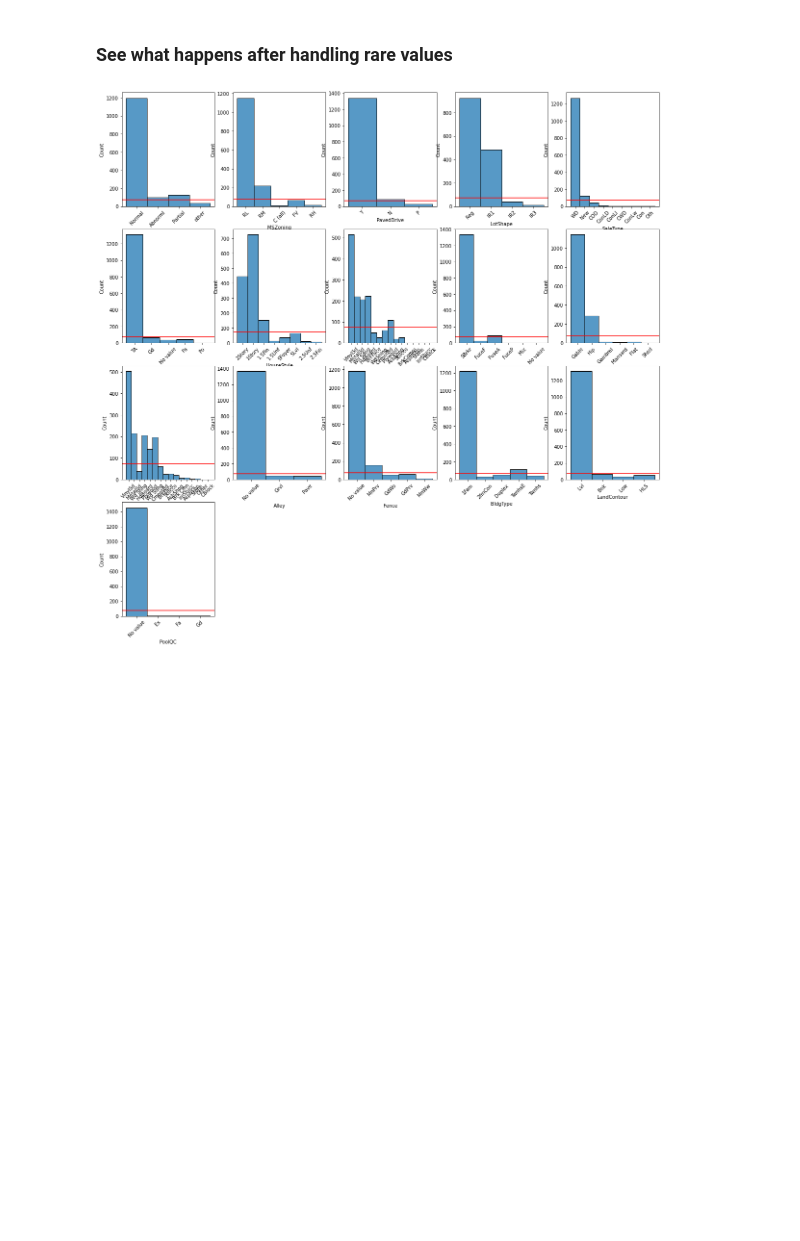
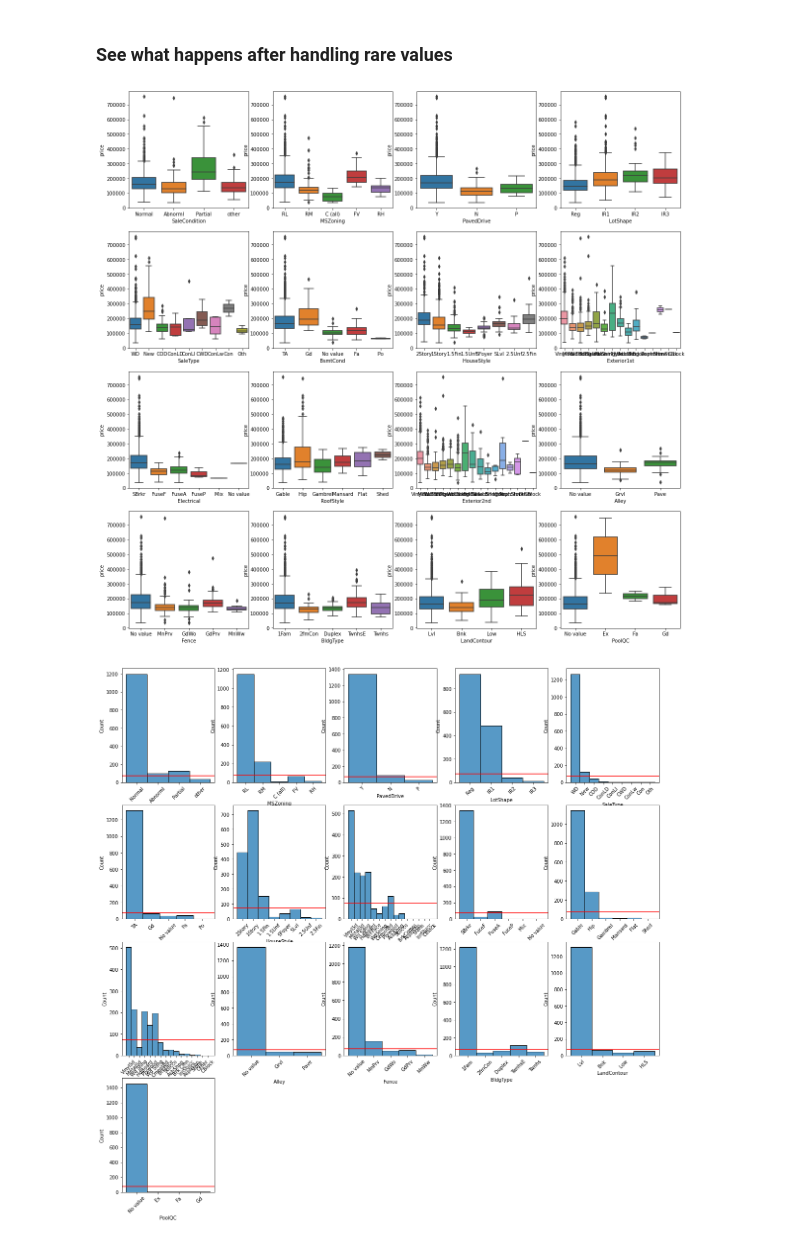
Before and after one commit to Golden-dreamer/kaggle-house, a Jupyter notebook: notebooks/Data exploration.ipynb, the cells around one changed output. Cells and saved outputs as stored; diff of their text form; code cells hidden in the pictures; blank space fills up the shorter version.

```diff
--- a/notebooks/Data exploration.ipynb
+++ b/notebooks/Data exploration.ipynb
@@ -1279,10 +1279,18 @@ GlobalStrDf['SaleCondition'].unique()
 # %% [output]
 array(['Normal', 'Abnorml', 'Partial', 'AdjLand', 'Alloca', 'Family'],
       dtype=object)
+# %%
+valid_values = ['Normal', 'Abnorml', 'Partial']
+# %%
+GlobalStrDf['SaleCondition'].loc[~GlobalStrDf['SaleCondition'].isin(valid_values)] = 'other'
 # %%
-GlobalStrDf['SaleCondition'].replace({'AdjLand' : 'other', 'Alloca' : 'other', 'Family' : 'other'}, inplace=True)
+#GlobalStrDf['SaleCondition'].replace({'AdjLand' : 'other', 'Alloca' : 'other', 'Family' : 'other'}, inplace=True)
 # %% [markdown]
 ### See what happens after handling rare values
+# %%
+make_boxplots(cols_with_low_F_score, GlobalStrDf)
+# %% [output]
+[figure, added]
 # %%
 make_dist(GlobalStrDf,cols_with_low_F_score)
 # %% [output]
```
Also changed, not shown: parts of 34 cells of this notebook, 1 other file.
